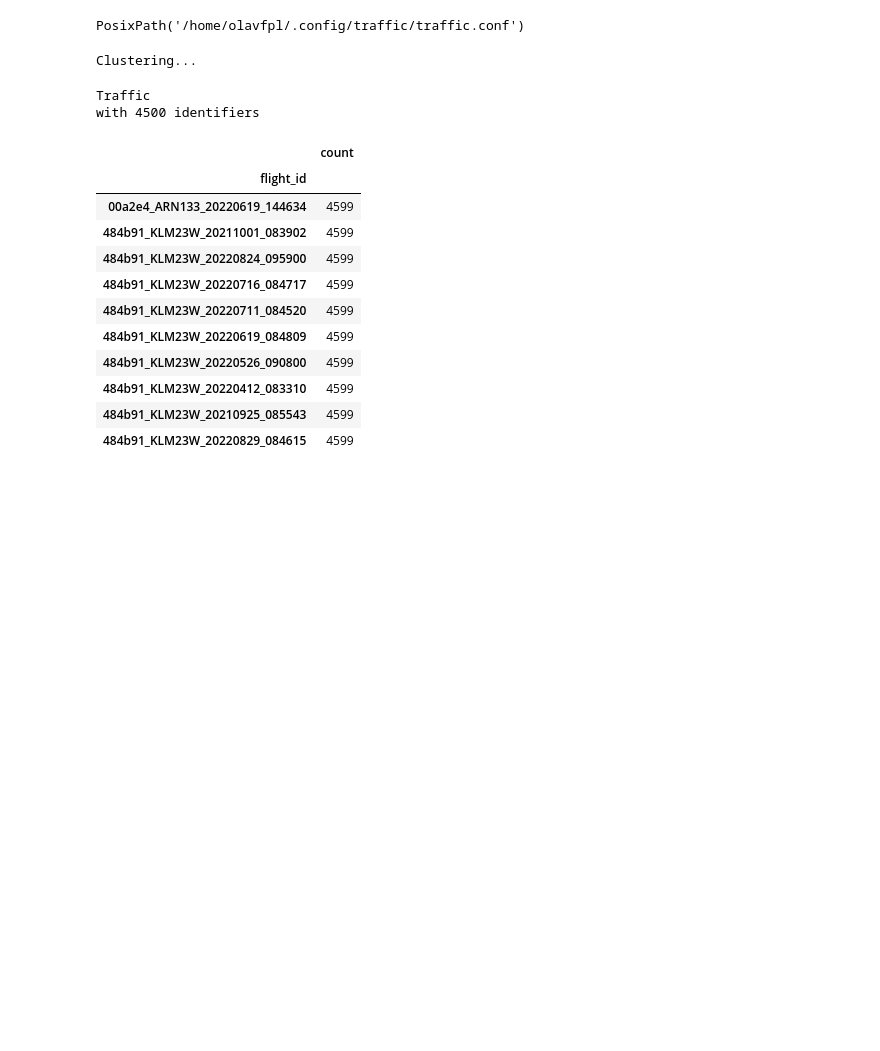
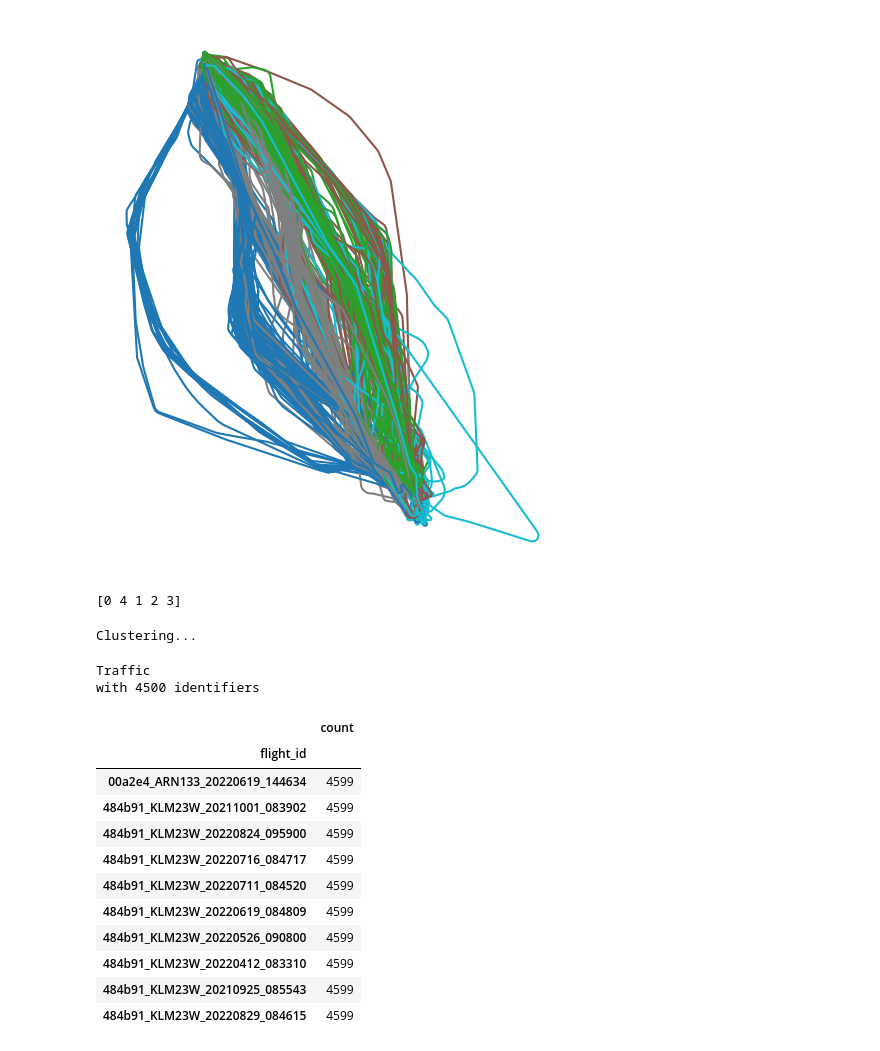
Before and after one commit to SynthAIr/DM_FM_Trajectories, a Jupyter notebook: src/data/OpenSky_viewer.ipynb, the cells around one changed output. Cells and saved outputs as stored; diff of their text form; code cells hidden in the pictures; blank space fills up the shorter version.

```diff
--- a/src/data/OpenSky_viewer.ipynb
+++ b/src/data/OpenSky_viewer.ipynb
@@ -15,11 +15,5 @@ import pandas as pd
 import numpy as np
 from geopy.distance import geodesic
 # %%
-#len(df_2)
-#len(df_original)
-#df_2 = df_original
-df_test[0].data
-for i in df_test:
-    if len(i) == 400:
-        print(i.data[['ADEP', 'ADES', 'timestamp']])
+df_test.data
 # %% [output]
@@ -43,8 +33,34 @@ for i in df_test:
 # %%
 import traffic
 traffic.config_file
+import matplotlib.pyplot as plt
+import matplotlib.cm as cm
+import numpy as np
+from cartes.crs import Lambert93, EuroPP
+# Assuming each flight in df_test has a 'cluster' attribute
+# Get the unique clusters
+clusters = df_test.data['cluster'].unique()
+colors = cm.get_cmap("tab10", len(clusters))  # Choose a colormap and define number of clusters
+
+# Create a dictionary to map each cluster to a color
+cluster_colors = {cluster: colors(i) for i, cluster in enumerate(clusters)}
+
+with plt.style.context("traffic"):
+    fig, ax = plt.subplots(1, subplot_kw=dict(projection=EuroPP()))
+
+    for flight in df_test:
+        cluster = flight.data['cluster'].unique()[0] # Get the cluster for the current flight
+
+        color = cluster_colors[cluster]  # Get the color associated with this cluster
+        flight.plot(ax, color=color)  # Plot with the assigned color
+
+plt.show()
 # %% [output]
-PosixPath('/home/olavfpl/.config/traffic/traffic.conf')
+[figure, added]
+# %%
+print(clusters)
+# %% [output]
+[0 4 1 2 3]
 # %%
 
 from sklearn.mixture import GaussianMixture
```
Also changed, not shown: parts of 2 cells of this notebook, 3 other files.
